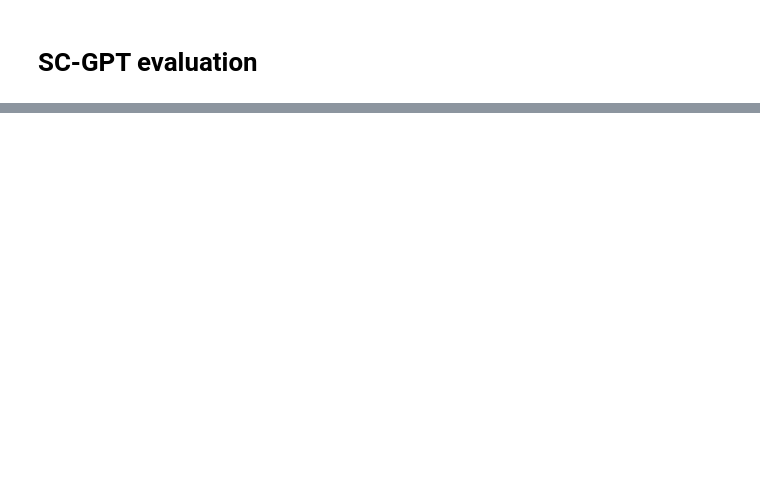
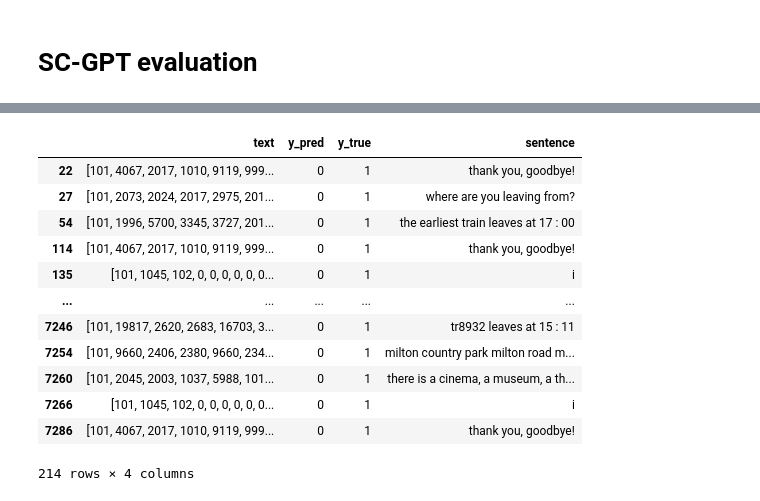
Before and after one commit to mrcmoresi/coherence_eval, a Jupyter notebook: utils_coherence/Coherence classification.ipynb, the cells around one changed output, grey strips where cells are left out. Drawn from its saved outputs; the diff is of its cells as text; code cells hidden in the pictures; blank space fills up the shorter version.

```diff
--- a/utils_coherence/Coherence classification.ipynb
+++ b/utils_coherence/Coherence classification.ipynb
@@ -293,0 +290,9 @@ weighted avg     0.9940    0.9940    0.9940      7488
+# %%
+def convert_ids_to_sentence(seq,tokenizer):
+    idx = seq.index(102)
+    seq = seq[1:idx]
+    return tokenizer.decode(seq)
+# %%
+df = pd.DataFrame(zip(x_text,y_pred,y_true), columns=['text', 'y_pred', 'y_true'])
+df = df[(df['y_pred'] == 0) & (df['y_true'] == 1)]
+df['sentence'] = df.text.map(lambda x: convert_ids_to_sentence(x, tokenizer))
@@ -345,0 +413,19 @@ weighted avg     1.0000    0.9901    0.9950      7372
+# %%
+df_sc = pd.DataFrame(zip(x_text,y_pred,y_true), columns=['text', 'y_pred', 'y_true'])
+df_sc = df_sc[(df_sc['y_pred'] == 0) & (df['y_true'] == 1)]
+df_sc['sentence'] = df_sc.text.map(lambda x: convert_ids_to_sentence(x, tokenizer))
+df_sc
+# %% [output]
+|  | text | y_pred | y_true | sentence |
+| 22 | [101, 4067, 2017, 1010, 9119, 999... | 0 | 1 | thank you, goodbye! |
+| 27 | [101, 2073, 2024, 2017, 2975, 201... | 0 | 1 | where are you leaving from? |
+| 54 | [101, 1996, 5700, 3345, 3727, 201... | 0 | 1 | the earliest train leaves at 17 : 00 |
+| 114 | [101, 4067, 2017, 1010, 9119, 999... | 0 | 1 | thank you, goodbye! |
+| 135 | [101, 1045, 102, 0, 0, 0, 0, 0, 0... | 0 | 1 | i |
+| ... | ... | ... | ... | ... |
+| 7246 | [101, 19817, 2620, 2683, 16703, 3... | 0 | 1 | tr8932 leaves at 15 : 11 |
+| 7254 | [101, 9660, 2406, 2380, 9660, 234... | 0 | 1 | milton country park milton road m... |
+| 7260 | [101, 2045, 2003, 1037, 5988, 101... | 0 | 1 | there is a cinema, a museum, a th... |
+| 7266 | [101, 1045, 102, 0, 0, 0, 0, 0, 0... | 0 | 1 | i |
+| 7286 | [101, 4067, 2017, 1010, 9119, 999... | 0 | 1 | thank you, goodbye! |
+214 rows × 4 columns
```
Also changed, not shown: parts of 17 cells of this notebook, 8 other files.
